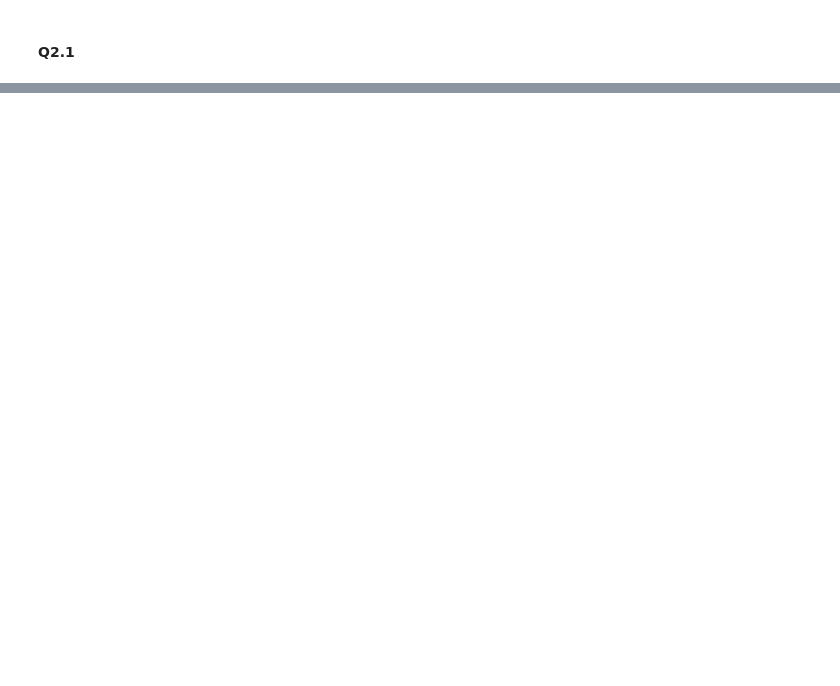
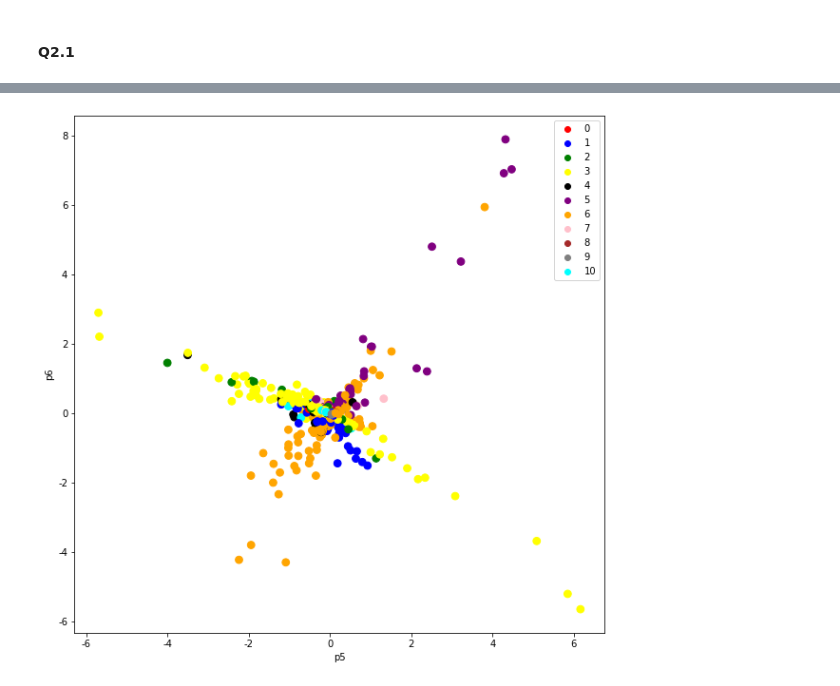
Before and after one commit to Brian-Konr/statistical-learning-IM5056, a Jupyter notebook: hw3/hw3.ipynb, the cells around one changed output, grey strips where cells are left out. Cells and saved outputs as stored; diff of their text form; code cells hidden in the pictures; blank space fills up the shorter version.

```diff
--- a/hw3/hw3.ipynb
+++ b/hw3/hw3.ipynb
@@ -899,0 +966,6 @@ for i, category in enumerate(categories):
+# %%
+p5 = dep_stu_pca[:, 4]
+p6 = dep_stu_pca[:, 5]
+plot_pca_scatter(p5, p6, color_map, 'p5', 'p6')
+# %% [output]
+[figure, added]
```
Also changed, not shown: parts of 16 cells of this notebook.
